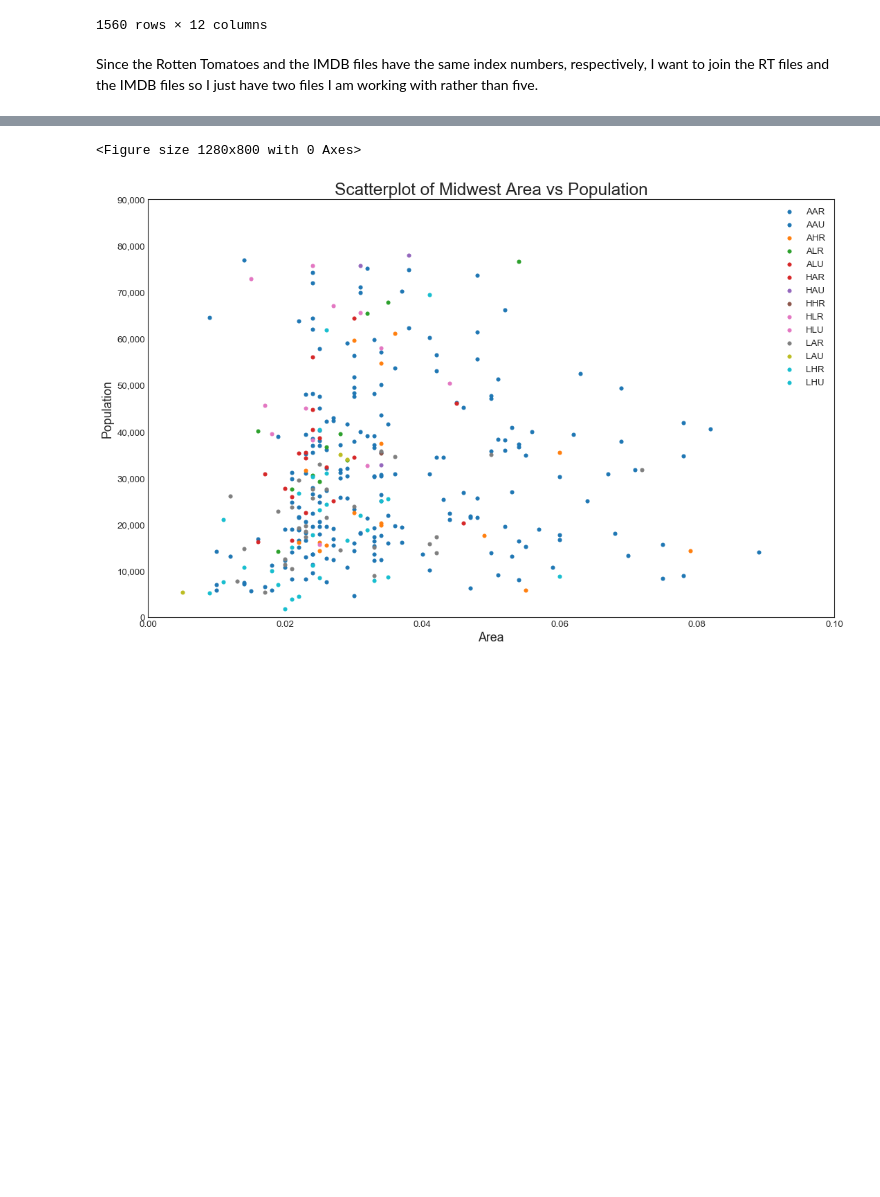
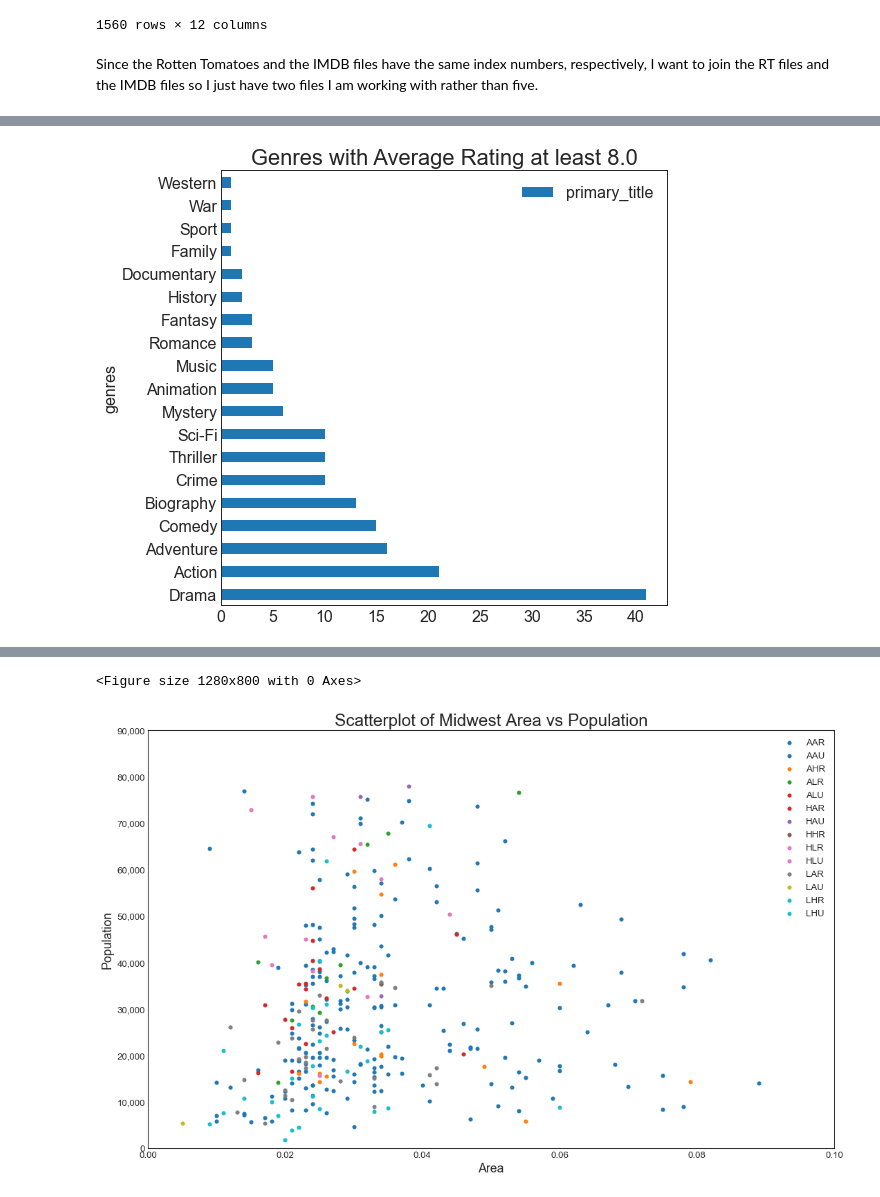
Before and after one commit to rfb-vibe/movie-studio-project, a Jupyter notebook: microsoft-tenne-project.ipynb, the cells around one changed output, grey strips where cells are left out. Saved outputs shown, nothing was run; the diff lists cells and outputs as text; code cells hidden in the pictures; blank space fills up the shorter version.

```diff
--- a/microsoft-tenne-project.ipynb
+++ b/microsoft-tenne-project.ipynb
@@ -85,3 +85,13 @@ rtreviews.head()
 | 1 | 3 | New York City, not-too-distant-fu... | R | Drama|Science Fiction and Fantasy | David Cronenberg | David Cronenberg|Don DeLillo | Aug 17, 2012 | Jan 1, 2013 | $ | 600,000 | ... |
 | 1 | 3 | New York City, not-too-distant-fu... | R | Drama|Science Fiction and Fantasy | David Cronenberg | David Cronenberg|Don DeLillo | Aug 17, 2012 | Jan 1, 2013 | $ | 600,000 | ... |
 | 1 | 3 | New York City, not-too-distant-fu... | R | Drama|Science Fiction and Fantasy | David Cronenberg | David Cronenberg|Don DeLillo | Aug 17, 2012 | Jan 1, 2013 | $ | 600,000 | ... |
+# %%
+imdbreviews = imdb_title_basics.join(imdb_title_ratings.set_index('tconst'),
+                                   how = 'inner', on = 'tconst', rsuffix = 'r')
+
+imdbreviews = imdbreviews.drop(columns = ['original_title'])
+# Based on the documentation from IMDb, the primary title is the more popular title,
+# used by the filmmakers on promotional materials whereas the original title is the original title,
+# in its original language. I decided to drop the original title since we'll be more familiar with
+# the primary title
+imdbreviews.head()
@@ -87,0 +107,5 @@ rtreviews.head()
+# %%
+# We want to split the genre column for analysis, so that each genre is on its own
+
+imdbreviews = imdbreviews.assign(genres = imdbreviews['genres'].str.split(',')).explode('genres')
+imdbreviews.head()
@@ -87,0 +131,4 @@ rtreviews.head()
+# %%
+topratings = imdbreviews[(imdbreviews['averagerating'] >= 8) & (imdbreviews['numvotes'] > 50000)
+                        & (imdbreviews['start_year'] >= 2012)]
+topratings
@@ -87,0 +149,5 @@ rtreviews.head()
+# %%
+topratings_genre = (pd.DataFrame(topratings.groupby('genres').primary_title.nunique())).sort_values(
+    'primary_title', ascending = False)
+
+topratings_genre
@@ -87,0 +173,5 @@ rtreviews.head()
+# %%
+topratings_genre[['primary_title']].plot.barh(
+    stacked = True, title = 'Genres with Average Rating at least 8.0', figsize=(8, 8));
+# %% [output]
+[figure, added]
```
Also changed, not shown: parts of 30 cells of this notebook.
